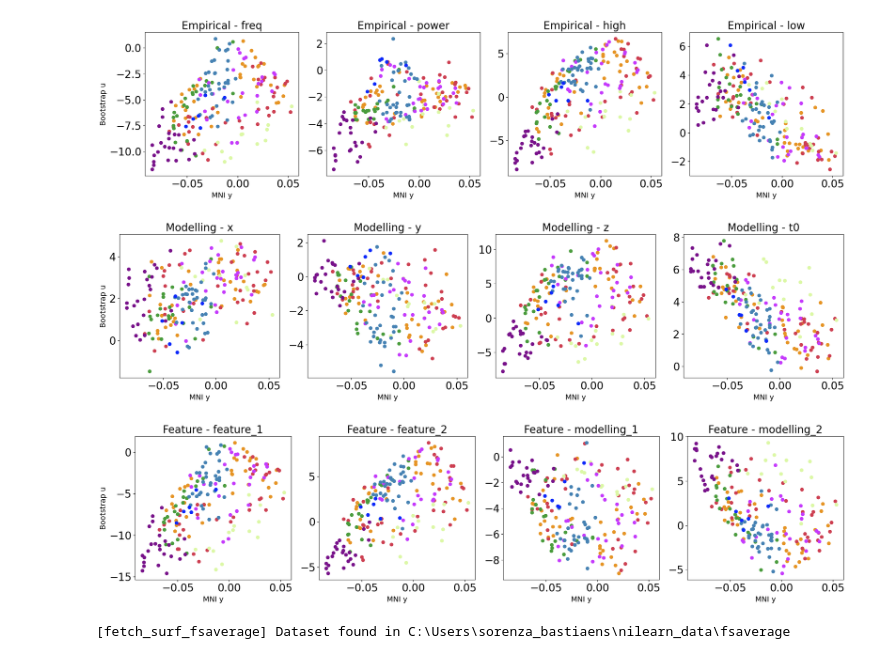
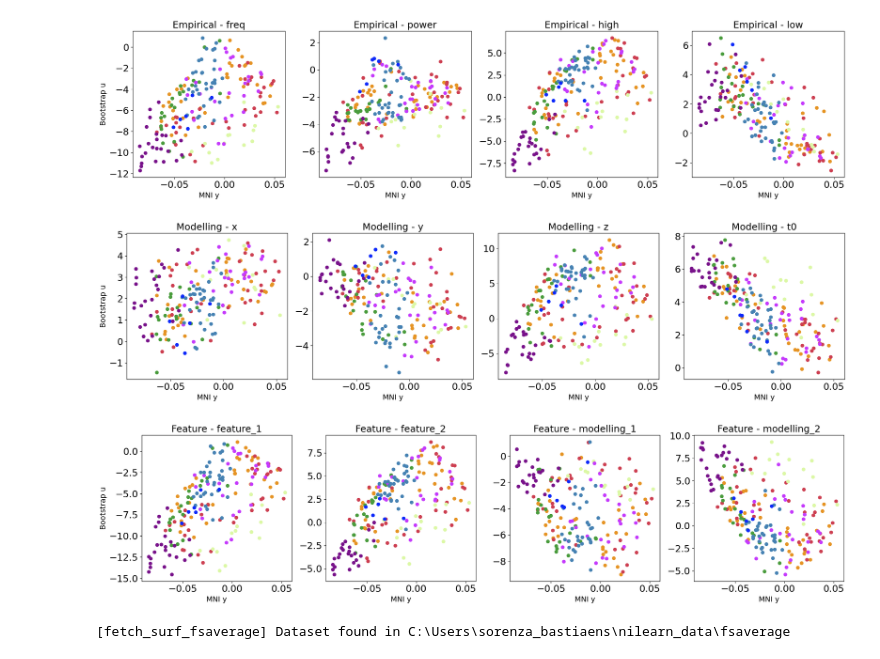
Before and after one commit to GriffithsLab/Bastiaens2025_CorticothalamicRestingParametrization, a Jupyter notebook: notebooks/PLS_Plotting.ipynb, the cells around one changed output. Cells and saved outputs as stored; diff of their text form; code cells hidden in the pictures.

```diff
--- a/notebooks/PLS_Plotting.ipynb
+++ b/notebooks/PLS_Plotting.ipynb
@@ -10,18 +10,18 @@ from nilearn import plotting
 from nilearn import surface
 from nilearn.datasets import fetch_surf_fsaverage
 # %%
-subjects_dir = '/Users/sorenza_bastiaens/Documents/Project_2/freesurfer_subjects'
+subjects_dir = '/path_to_freesurfer/freesurfer_subjects'
 subject = 'fsaverage_small'
 os.environ['SUBJECTS_DIR'] = subjects_dir
 
 # Load MATLAB ROI coordinate file
-mat = loadmat('/Users/sorenza_bastiaens/Documents/Paper_2/Data/ROI_coord.mat')
+mat = loadmat('/data/ROI_coord.mat')
 coordinates = mat['ROI_coord'][0]
 
 # Load PLS results
-pls_empirical = pd.read_csv('/Users/sorenza_bastiaens/Documents/Paper_2/Data/bootstrap_empirical_final.csv')
-pls_modelling = pd.read_csv('/Users/sorenza_bastiaens/Documents/Paper_2/Data/bootstrap_xyzt0_final.csv')
-pls_feature_modelling = pd.read_csv('/Users/sorenza_bastiaens/Documents/Paper_2/Data/bootstrap_featuremodelling_final.csv')
+pls_empirical = pd.read_csv('/data/bootstrap_empirical_final.csv')
+pls_modelling = pd.read_csv('/data/bootstrap_xyzt0_final.csv')
+pls_feature_modelling = pd.read_csv('/data/bootstrap_featuremodelling_final.csv')
 
 # Plotting bootrsap ratios over MNI y axis
 
@@ -55,40 +55,38 @@ def plot_pls_latent_maps(pls_df, latent_vars, coordinates, title_prefix=""):
         # Clear previous values
         for net in network_info:
             network_info[net]['x'] = []
             network_info[net]['y'] = []
 
         # Collect points per network
         for idx, name in enumerate(label_names):
             for net in network_info:
                 if net in name:
                     network_info[net]['x'].append(coordinates[idx])
                     network_info[net]['y'].append(y_coord[idx])
                     break
 
         # Plot
         for net, info in network_info.items():
             if info['x']:
                 ax.scatter(info['x'], info['y'], color=info['color'], label=net)
 
         ax.set_xlabel('MNI y', fontsize=14)
-        ax.set_title(f'{title_prefix}{latent_vars[i]}', fontsize=20)
-        ax.tick_params(axis='both', which='major', labelsize=20)
+        ax.set_title(f'{title_prefix}{latent_vars[i]}', fontsize=18)
+        ax.tick_params(axis='both', which='major', labelsize=18)
         if i == 0:
             ax.set_ylabel('Bootstrap u', fontsize=14)
 
     plt.tight_layout()
-    plt.savefig(f'/Users/sorenza_bastiaens/Documents/Paper_2/Figures_Paper_2/figures/PLS_{title_prefix}.png', dpi=300)
-
     plt.show()
 
 # Plot for each PLS types
 plot_pls_latent_maps(pls_empirical, ['freq', 'power', 'high', 'low'], coordinates, title_prefix='Empirical - ')
 plot_pls_latent_maps(pls_modelling, ['x', 'y', 'z', 't0'], coordinates, title_prefix='Modelling - ')
 plot_pls_latent_maps(pls_feature_modelling, ['feature_1', 'feature_2', 'modelling_1', 'modelling_2'], coordinates, title_prefix='Feature - ')
 # %% [output]
-[figure, old version]
+[figure, new version]
-[figure, old version]
+[figure, new version]
-[figure, old version]
+[figure, new version]
 # %%
 # Plotting bootstrap ratios on brain of PLS
 
```
Also changed, not shown: parts of 1 cell of this notebook, 9 other files.
